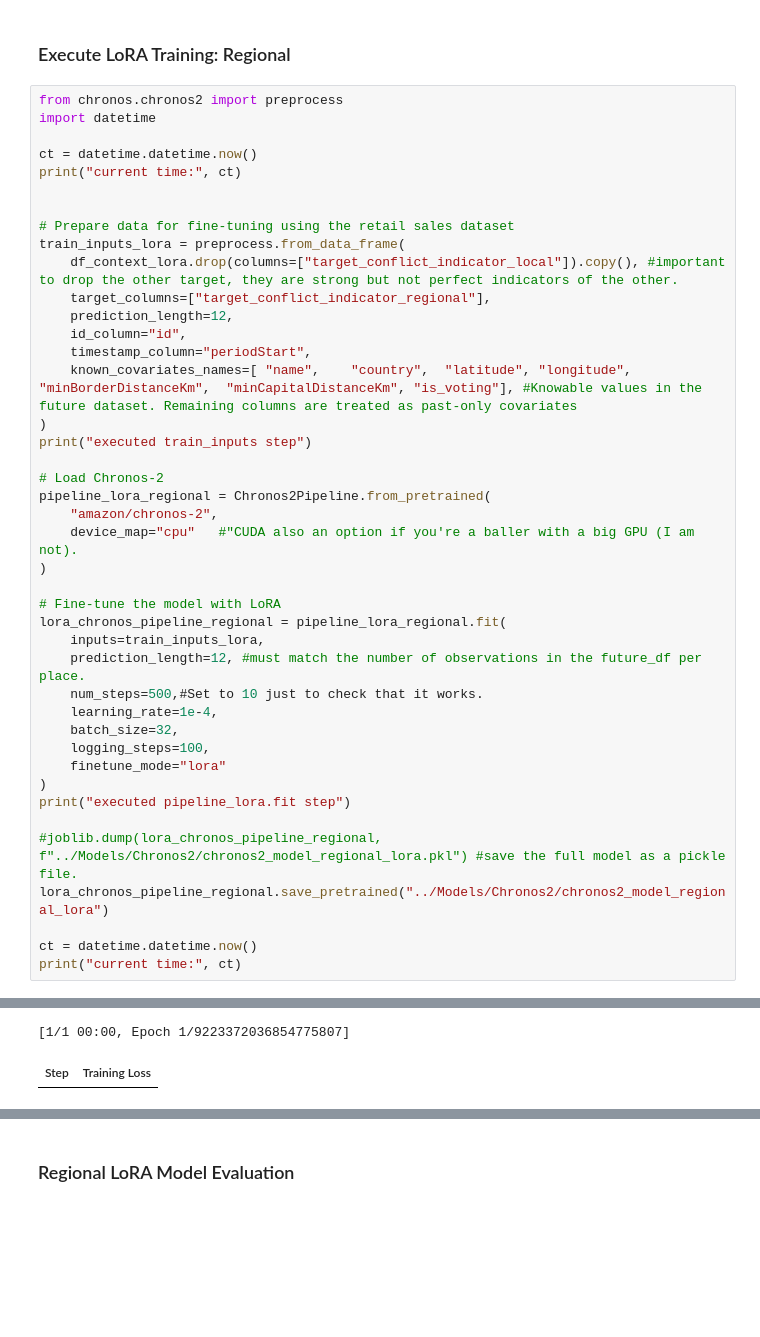
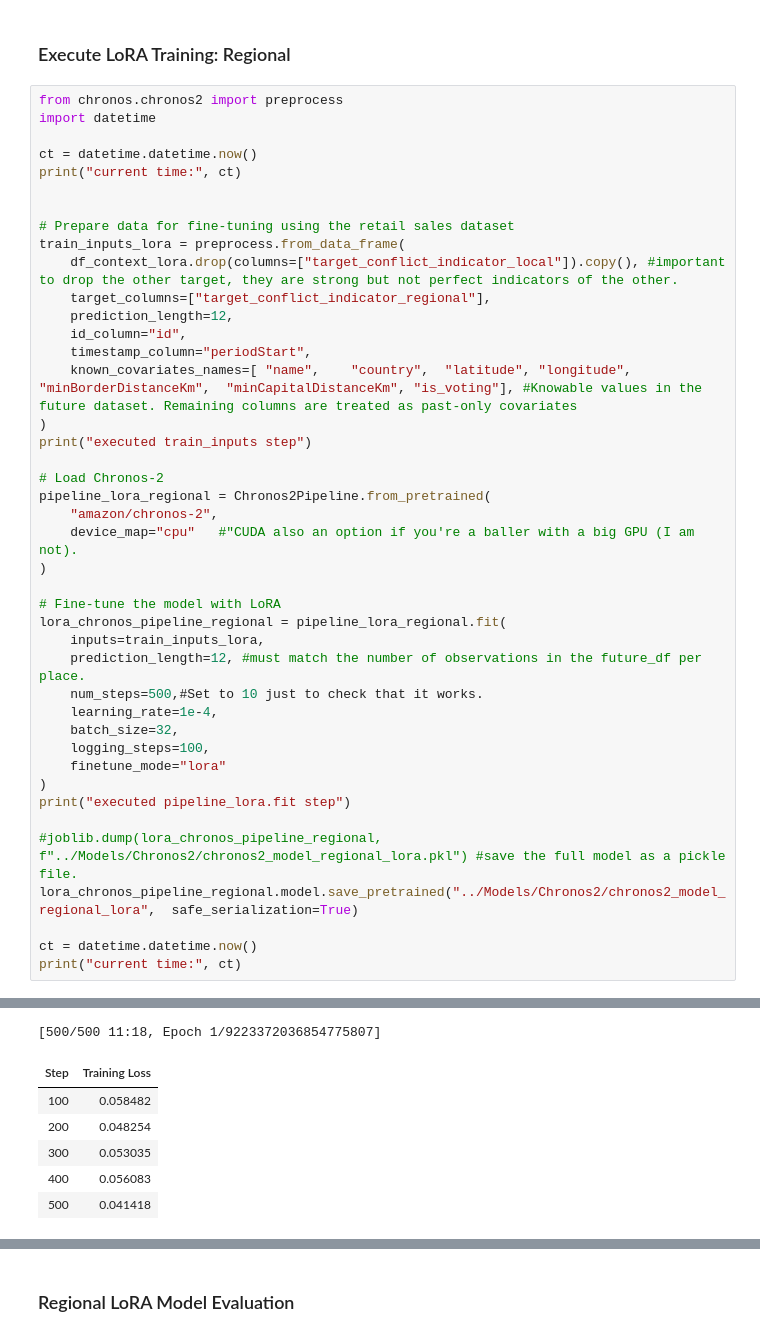
Before and after one commit to AMudie/ConflictTracker3, a Jupyter notebook: ConflictTracker/ConflictCalc/Python_Any/Python Notebooks/Chronos2 Modelling.ipynb, the cells around one changed output, grey strips where cells are left out. Drawn from its saved outputs; the diff is of its cells as text; blank space fills up the shorter version.

```diff
--- a/ConflictTracker/ConflictCalc/Python_Any/Python Notebooks/Chronos2 Modelling.ipynb
+++ b/ConflictTracker/ConflictCalc/Python_Any/Python Notebooks/Chronos2 Modelling.ipynb
@@ -977,7 +983,7 @@ lora_chronos_pipeline_regional = pipeline_lora_regional.fit(
 print("executed pipeline_lora.fit step")
 
 #joblib.dump(lora_chronos_pipeline_regional, f"../Models/Chronos2/chronos2_model_regional_lora.pkl") #save the full model as a pickle file.
-lora_chronos_pipeline_regional.save_pretrained("../Models/Chronos2/chronos2_model_regional_lora")
+lora_chronos_pipeline_regional.model.save_pretrained("../Models/Chronos2/chronos2_model_regional_lora",  safe_serialization=True)
 
 ct = datetime.datetime.now()
 print("current time:", ct)
@@ -986,4 +992,9 @@ current time: 2026-10-11 15:45:48.739872
 executed train_inputs step
-[1/1 00:00, Epoch 1/9223372036854775807]
+[500/500 11:18, Epoch 1/9223372036854775807]
 | Step | Training Loss |
+| 100 | 0.058482 |
+| 200 | 0.048254 |
+| 300 | 0.053035 |
+| 400 | 0.056083 |
+| 500 | 0.041418 |
 executed pipeline_lora.fit step
```
Also changed, not shown: parts of 24 cells of this notebook, 4 other files.
